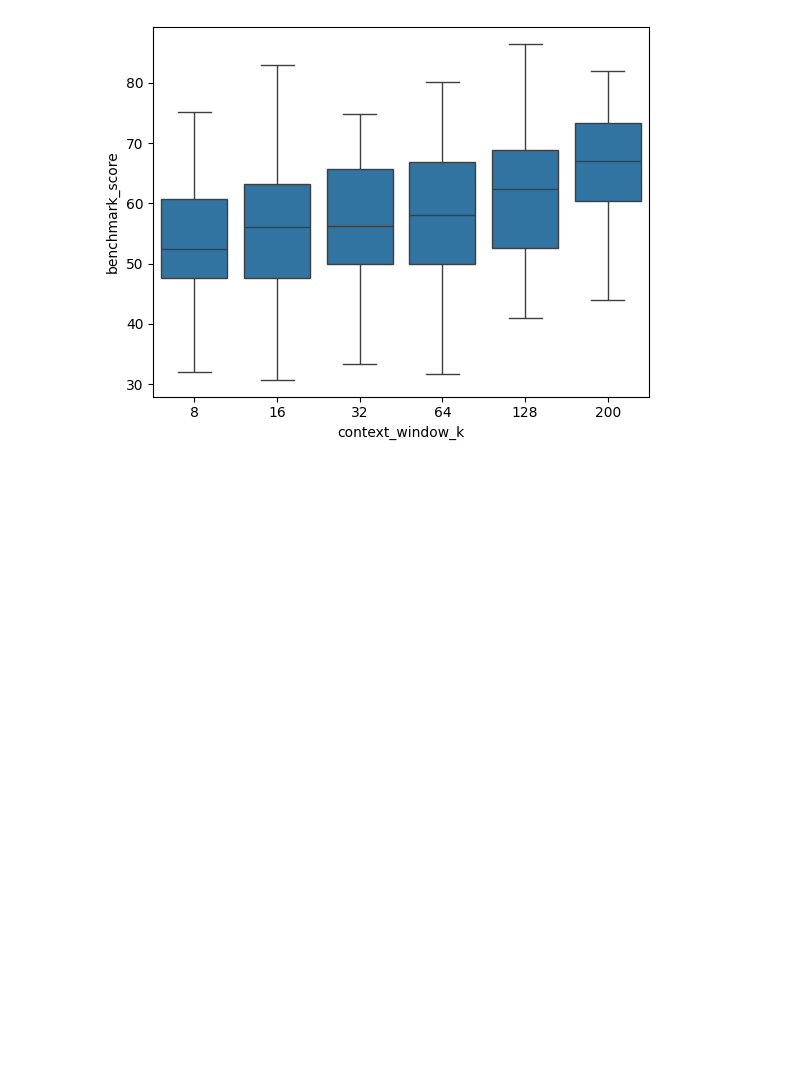
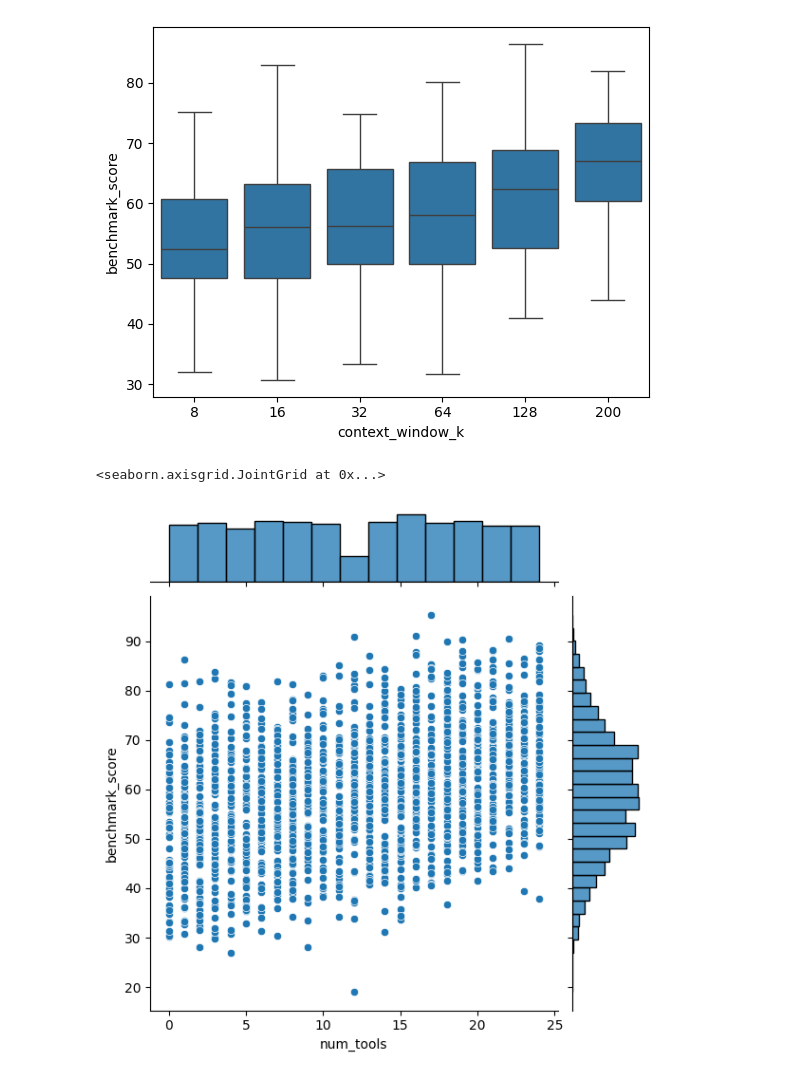
Before and after one commit to ssklpu912-glitch/ML_Algos, a Jupyter notebook: ML_LR_column_comparison.ipynb, the cells around one changed output. Cells and saved outputs as stored; diff of their text form; code cells hidden in the pictures; blank space fills up the shorter version.

```diff
--- a/ML_LR_column_comparison.ipynb
+++ b/ML_LR_column_comparison.ipynb
@@ -216,3 +216,8 @@ sns.boxplot(x=X_test3.iloc[:, 0], y=Y_test3)
 # %% [output]
 <Axes: xlabel='context_window_k', ylabel='benchmark_score'>
 [figure]
+# %%
+sns.jointplot(AI, x='num_tools', y='benchmark_score')
+# %% [output]
+<seaborn.axisgrid.JointGrid at 0x...>
+[figure, added]
```
Also changed, not shown: parts of 6 cells of this notebook.
